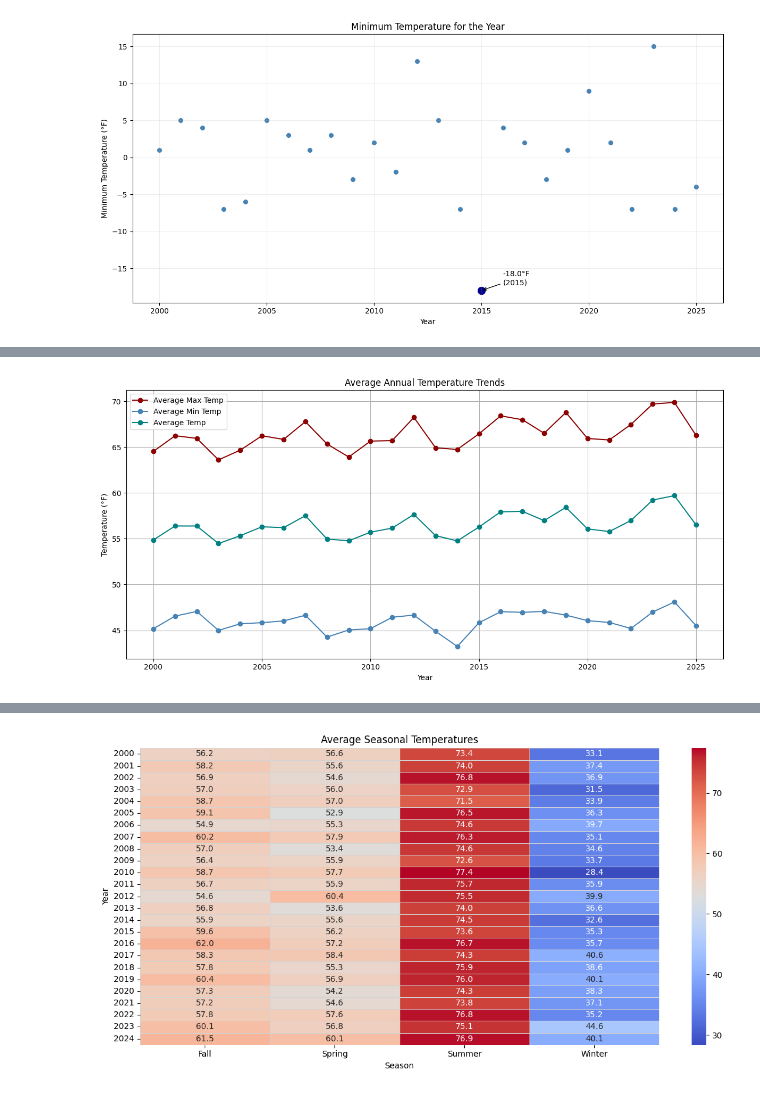
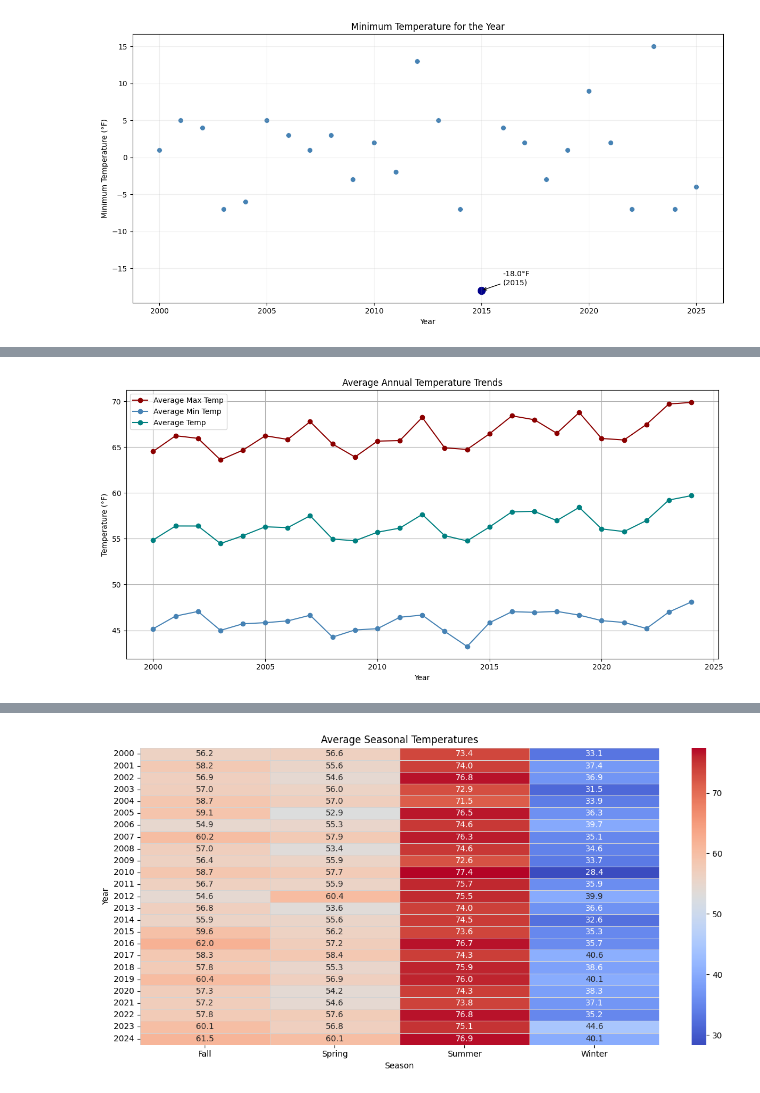
Before and after one commit to taylynne/code_you_capstone, a Jupyter notebook: data_analysis.ipynb, the cells around one changed output, grey strips where cells are left out. Cells and saved outputs as stored; diff of their text form; code cells hidden in the pictures.

```diff
--- a/data_analysis.ipynb
+++ b/data_analysis.ipynb
@@ -149,22 +183,24 @@ plt.show()
 # %%
 current_data = df_main[df_main['DATA_SOURCE'] == 'current']
 
 yearly_current = current_data.groupby('YEAR').agg({
     'TMAX': 'mean',
     'TMIN': 'mean',
     'TEMP': 'mean'  # optional if you want to include it
 }).reset_index()
 
+yearly_current_wo25 = yearly_current[yearly_current['YEAR'] != 2025]
+
 plt.figure(figsize=(12, 6))
-plt.plot(yearly_current['YEAR'], yearly_current['TMAX'], label='Average Max Temp', color='darkred', marker='o')
-plt.plot(yearly_current['YEAR'], yearly_current['TMIN'], label='Average Min Temp', color='steelblue', marker='o')
-plt.plot(yearly_current['YEAR'], yearly_current['TEMP'], label='Average Temp', color='teal', marker='o')
+plt.plot(yearly_current_wo25['YEAR'], yearly_current_wo25['TMAX'], label='Average Max Temp', color='darkred', marker='o')
+plt.plot(yearly_current_wo25['YEAR'], yearly_current_wo25['TMIN'], label='Average Min Temp', color='steelblue', marker='o')
+plt.plot(yearly_current_wo25['YEAR'], yearly_current_wo25['TEMP'], label='Average Temp', color='teal', marker='o')
 plt.title('Average Annual Temperature Trends')
 plt.xlabel('Year')
 plt.ylabel('Temperature (°F)')
 plt.legend()
 plt.grid(True)
 plt.tight_layout()
 plt.show()
 # %% [output]
-[figure, old version]
+[figure, new version]
```
Also changed, not shown: parts of 10 cells of this notebook, 1 other file.
